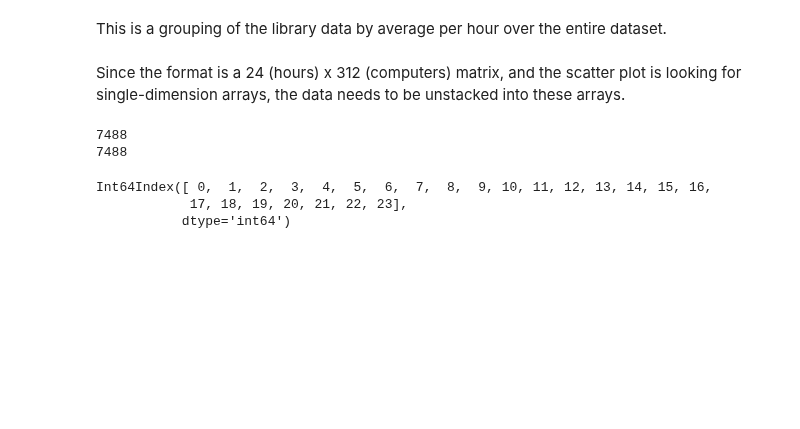
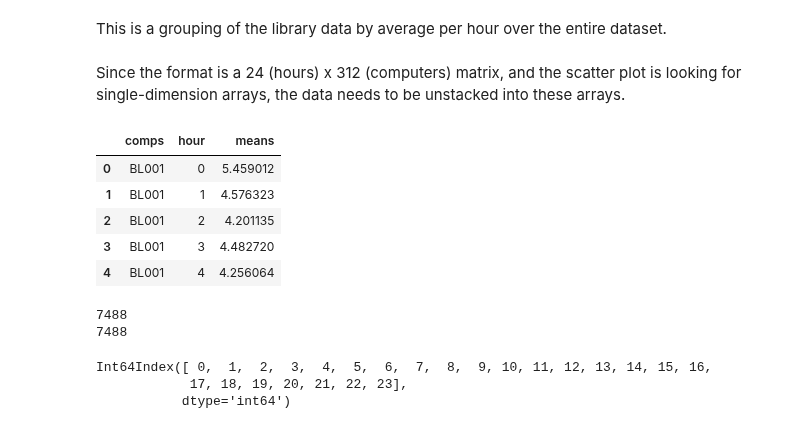
Before and after one commit to UNCG-CSE/Library-Computer-Usage-Analysis, a Jupyter notebook: src/UsageHistogramInteractive.ipynb, the cells around one changed output. Saved outputs shown, nothing was run; the diff lists cells and outputs as text; code cells hidden in the pictures; blank space fills up the shorter version.

```diff
--- a/src/UsageHistogramInteractive.ipynb
+++ b/src/UsageHistogramInteractive.ipynb
@@ -41,6 +40,18 @@ This is a grouping of the library data by average per hour over the entire datas
 libraryMeans = libraryData.groupby(libraryData.index.hour).mean()*100
 # %% [markdown]
 Since the format is a 24 (hours) x 312 (computers) matrix, and the scatter plot is looking for single-dimension arrays, the data needs to be unstacked into these arrays.
+# %%
+meansUnstacked = libraryMeans.unstack().reset_index()
+meansUnstacked.columns = ["comps","hour","means"]
+# %%
+meansUnstacked.head()
+# %% [output]
+|  | comps | hour | means |
+| 0 | BL001 | 0 | 5.459012 |
+| 1 | BL001 | 1 | 4.576323 |
+| 2 | BL001 | 2 | 4.201135 |
+| 3 | BL001 | 3 | 4.482720 |
+| 4 | BL001 | 4 | 4.256064 |
 # %%
 comps = libraryMeans.unstack().reset_index().iloc[:,0].values
 hours = libraryMeans.unstack().reset_index().iloc[:,1].values
```
Also changed, not shown: parts of 3 cells of this notebook.
